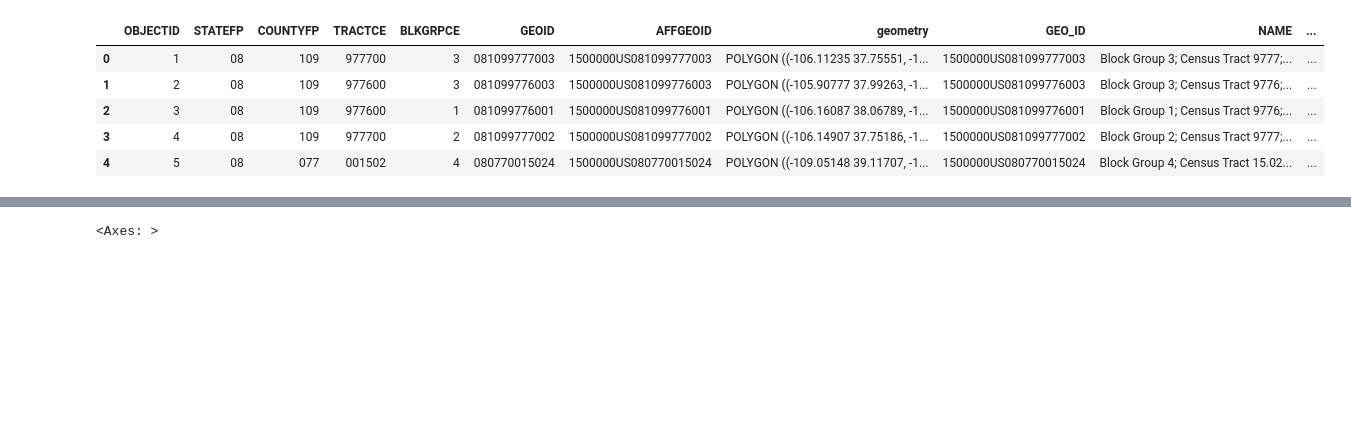
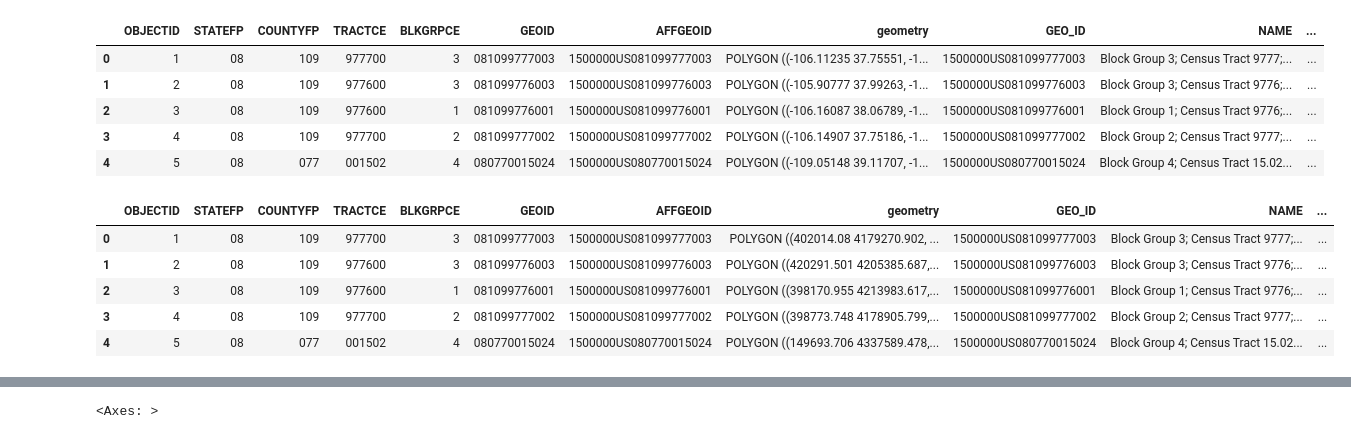
Before and after one commit to djdebonis/linguistic-landscape-geoguesser, a Jupyter notebook: income_language.ipynb, the cells around one changed output, grey strips where cells are left out. Saved outputs shown, nothing was run; the diff lists cells and outputs as text; code cells hidden in the pictures; blank space fills up the shorter version.

```diff
--- a/income_language.ipynb
+++ b/income_language.ipynb
@@ -145,3 +166,13 @@ merged_geo_income_data.head()
 | 2 | 3 | 08 | 109 | 977600 | 1 | 081099776001 | 1500000US081099776001 | POLYGON ((-106.16087 38.06789, -1... | 1500000US081099776001 | Block Group 1; Census Tract 9776;... | ... |
 | 3 | 4 | 08 | 109 | 977700 | 2 | 081099777002 | 1500000US081099777002 | POLYGON ((-106.14907 37.75186, -1... | 1500000US081099777002 | Block Group 2; Census Tract 9777;... | ... |
 | 4 | 5 | 08 | 077 | 001502 | 4 | 080770015024 | 1500000US080770015024 | POLYGON ((-109.05148 39.11707, -1... | 1500000US080770015024 | Block Group 4; Census Tract 15.02... | ... |
+# %%
+merged_geo_income_meters = merged_geo_income_data.to_crs(epsg=32613)
+merged_geo_income_meters.head()
+# %% [output]
+|  | OBJECTID | STATEFP | COUNTYFP | TRACTCE | BLKGRPCE | GEOID | AFFGEOID | geometry | GEO_ID | NAME | ... |
+| 0 | 1 | 08 | 109 | 977700 | 3 | 081099777003 | 1500000US081099777003 | POLYGON ((402014.08 4179270.902, ... | 1500000US081099777003 | Block Group 3; Census Tract 9777;... | ... |
+| 1 | 2 | 08 | 109 | 977600 | 3 | 081099776003 | 1500000US081099776003 | POLYGON ((420291.501 4205385.687,... | 1500000US081099776003 | Block Group 3; Census Tract 9776;... | ... |
+| 2 | 3 | 08 | 109 | 977600 | 1 | 081099776001 | 1500000US081099776001 | POLYGON ((398170.955 4213983.617,... | 1500000US081099776001 | Block Group 1; Census Tract 9776;... | ... |
+| 3 | 4 | 08 | 109 | 977700 | 2 | 081099777002 | 1500000US081099777002 | POLYGON ((398773.748 4178905.799,... | 1500000US081099777002 | Block Group 2; Census Tract 9777;... | ... |
+| 4 | 5 | 08 | 077 | 001502 | 4 | 080770015024 | 1500000US080770015024 | POLYGON ((149693.706 4337589.478,... | 1500000US080770015024 | Block Group 4; Census Tract 15.02... | ... |
```
Also changed, not shown: parts of 5 cells of this notebook.
